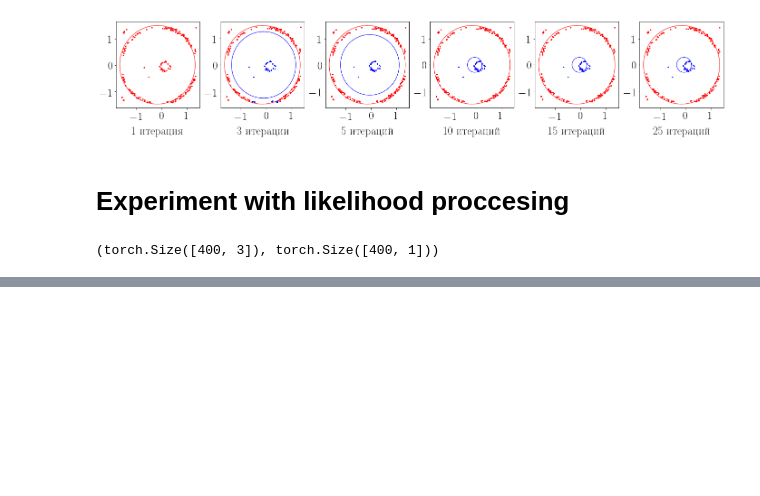
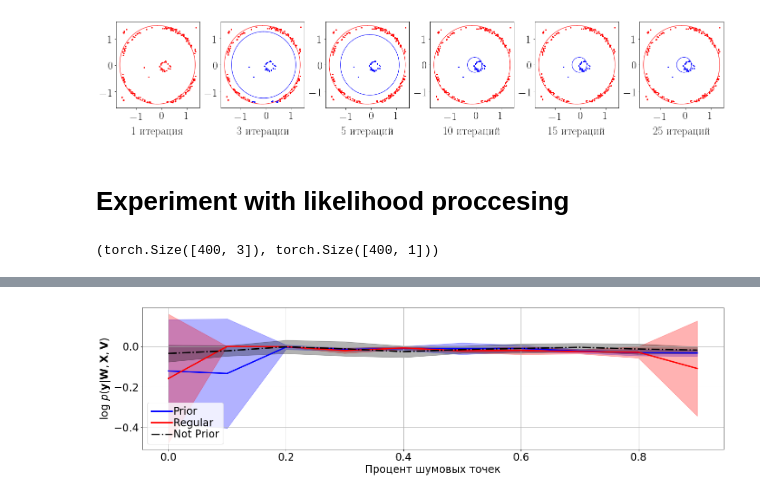
Before and after one commit to andriygav/EMprior, a Jupyter notebook: code/graph.ipynb, the cells around one changed output, grey strips where cells are left out. Cells and saved outputs as stored; diff of their text form; code cells hidden in the pictures; blank space fills up the shorter version.

```diff
--- a/code/graph.ipynb
+++ b/code/graph.ipynb
@@ -1195,0 +1244,3 @@ for t in range(MEAN.shape[1]):
+# %%
+List_OF_Noise = np.arange(0, 200, 20)
+List_OF_Noise
@@ -1195,0 +1342,2 @@ for t in range(MEAN.shape[1]):
+# %%
+List_of_log_likehoods_Not_Prior_noise, List_of_circles_Not_Prior_noise, List_of_idxs_Not_Prior_noise = pickle.load(open('./dump/no_prior_noise_exp.pkl', 'rb'))
@@ -1195,0 +1399,2 @@ for t in range(MEAN.shape[1]):
+# %%
+List_of_log_likehoods_Prior_noise, List_of_circles_Prior_noise, List_of_idxs_Prior_noise = pickle.load(open('./dump/prior_noise_exp.pkl', 'rb'))
@@ -1196,3 +1456,59 @@ for t in range(MEAN.shape[1]):
+# %%
+List_of_log_likehoods_Prior_Regular_noise, List_of_circles_Prior_Regular_noise, List_of_idxs_Prior_Regular_noise = pickle.load(open('./dump/prior_regular_noise_exp.pkl', 'rb'))
+# %%
+Text_size = 24
+
+plt.rcParams['lines.linewidth'] = 3
+plt.rcParams['lines.markersize'] = 4
+plt.rcParams['xtick.labelsize'] = Text_size
+plt.rcParams['ytick.labelsize'] = Text_size
+plt.rcParams['legend.fontsize'] = Text_size
+plt.rcParams['axes.titlesize']=Text_size
+plt.rcParams['axes.labelsize']=Text_size
+plt.rcParams['figure.figsize'] = (24.0, 6)
+plt.rcParams['font.size'] = Text_size
+plt.rcParams["legend.labelspacing"] = 0.1
+plt.rcParams["legend.handletextpad"] = 0.1
+#################################################
+
+colors = color
+
+KKK = 0
+mean = np.array(List_of_log_likehoods_Prior_noise).mean(axis=0)[KKK:]
+std = np.array(List_of_log_likehoods_Prior_noise).std(axis=0)[KKK:]
+X_STEP_PLOT = np.array(List_OF_Noise)/200
+_ = plt.plot(X_STEP_PLOT, mean, '-', label = 'Prior', color = colors[0])
+_ = plt.fill_between(X_STEP_PLOT, mean-std, mean+std, color = colors[0], alpha = 0.3)
+
+mean = np.array(List_of_log_likehoods_Prior_Regular_noise).mean(axis=0)[KKK:]
+std = np.array(List_of_log_likehoods_Prior_Regular_noise).std(axis=0)[KKK:]
+X_STEP_PLOT = np.array(List_OF_Noise)/200
+_ = plt.plot(X_STEP_PLOT, mean, '-', label = 'Regular', color = colors[1])
+_ = plt.fill_between(X_STEP_PLOT, mean-std, mean+std, color = colors[1], alpha = 0.3)
+
+mean = np.array(List_of_log_likehoods_Not_Prior_noise).mean(axis=0)[KKK:]
+std = np.array(List_of_log_likehoods_Not_Prior_noise).std(axis=0)[KKK:]
+X_STEP_PLOT = np.array(List_OF_Noise)/200
+_ = plt.plot(X_STEP_PLOT, mean, '-.', label = 'Not Prior', color = colors[2])
+_ = plt.fill_between(X_STEP_PLOT, mean-std, mean+std, color = colors[2], alpha = 0.3)
+
+plt.legend(loc='best')
+plt.grid()
+
+if lang == 'eng':
+    plt.xlabel('Pecentage of noise')
+elif lang == 'ru':
+    plt.xlabel('Процент шумовых точек')
+
+if lang == 'eng':
+    plt.ylabel('$\log p(y|w, x)$')
+elif lang == 'ru':
+    plt.ylabel('$\log\ p(\mathbf{y}|\mathbf{W}, \mathbf{X}, \mathbf{V})$')
+
+plt.savefig('./' + folder_result + '/experiment_synt_likelihood_progress_noise.pdf', bbox_inches='tight')
+plt.show()
+# %% [output]
+[figure, added]
 # %%
 Text_size = 24
 
```
Also changed, not shown: parts of 23 cells of this notebook, 28 other files.
